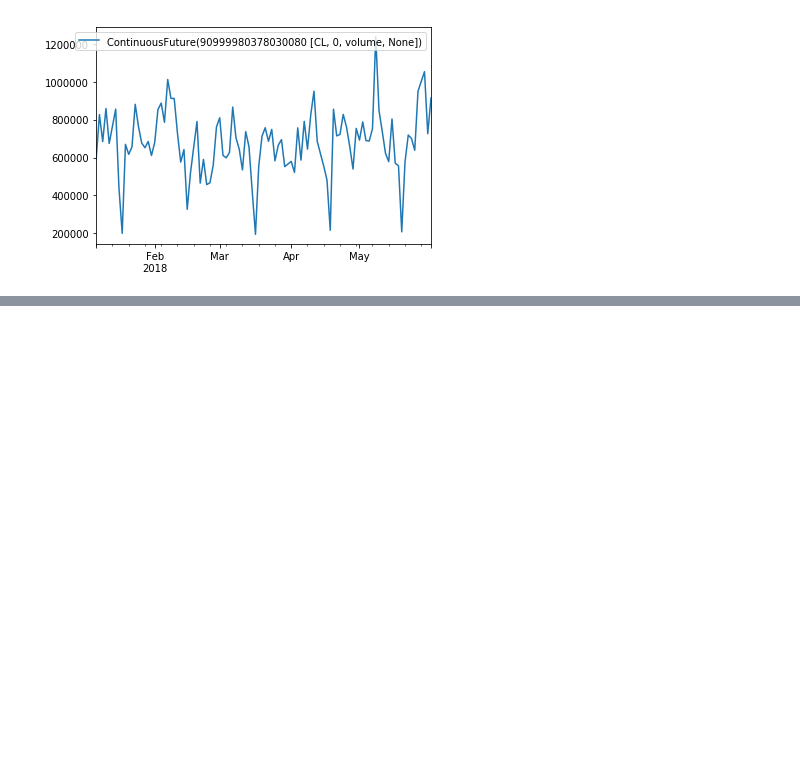
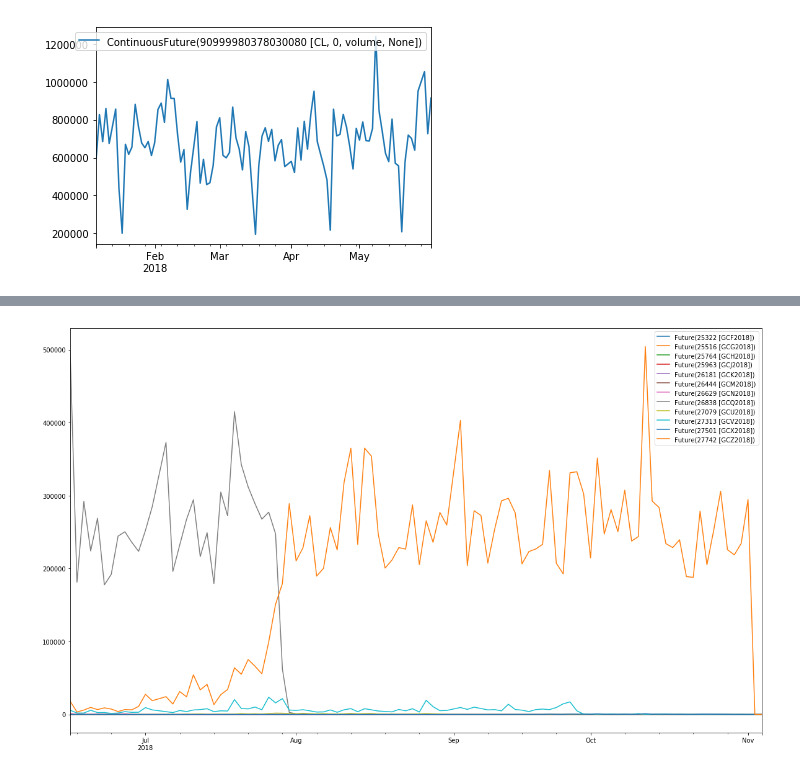
Before and after one commit to t1user/zipline, a Jupyter notebook: notebooks/futures_ test_notebook.ipynb, the cells around one changed output, grey strips where cells are left out. Drawn from its saved outputs; the diff is of its cells as text; code cells hidden in the pictures; blank space fills up the shorter version.

```diff
--- a/notebooks/futures_ test_notebook.ipynb
+++ b/notebooks/futures_ test_notebook.ipynb
@@ -277,0 +348,6 @@ cf.plot();
+# %%
+jy_contracts = [
+    bundle_data.asset_finder.lookup_future_symbol(x)
+    for x
+    in ['{}{}{}'.format('GC', l, y) for l in 'FGHJKMNQUVXZ' for y in ['2018']] #'2017'] ]
+]
@@ -277,0 +391,13 @@ cf.plot();
+# %%
+his = history(
+    assets=jy_contracts,
+    end_dt=pd.Timestamp.today(),
+    bar_count=100,
+    frequency='1d',
+    field='volume',
+    data_frequency='daily'
+        )
+# %%
+his.plot(figsize=(20,12));
+# %% [output]
+[figure, added]
```
Also changed, not shown: parts of 24 cells of this notebook, 13 other files.
